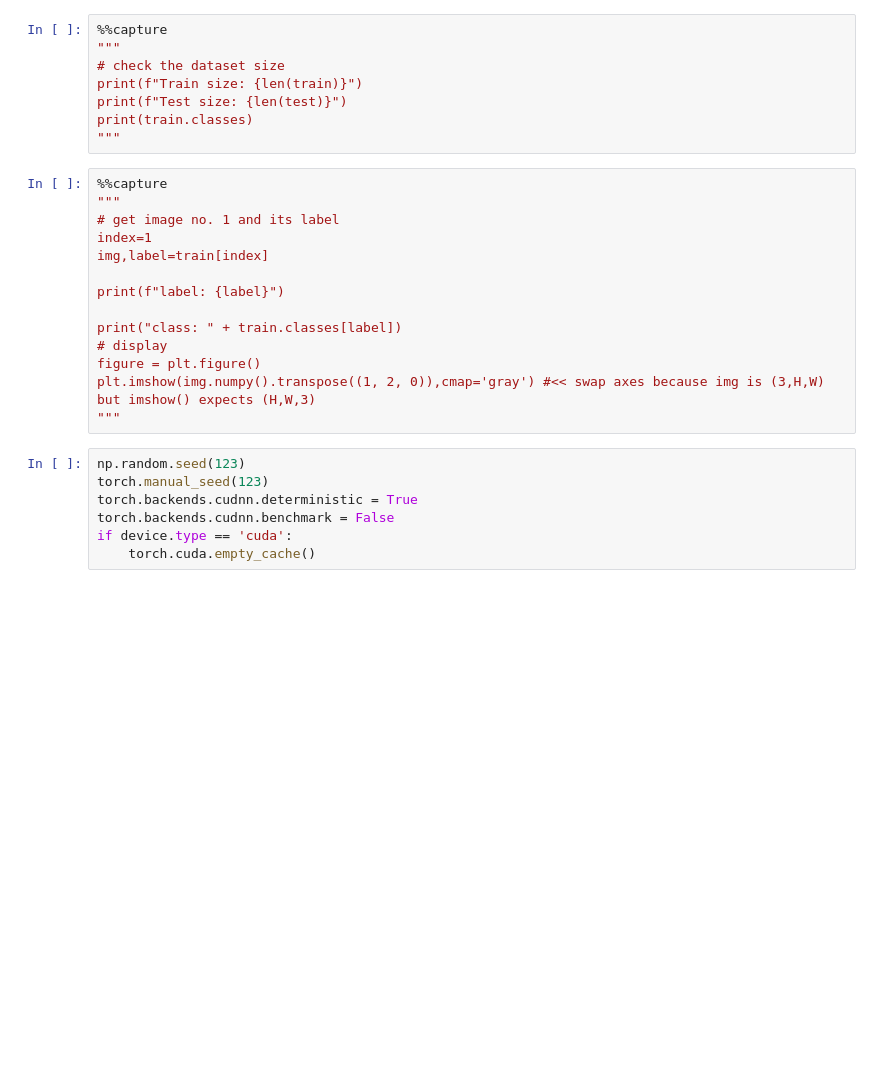
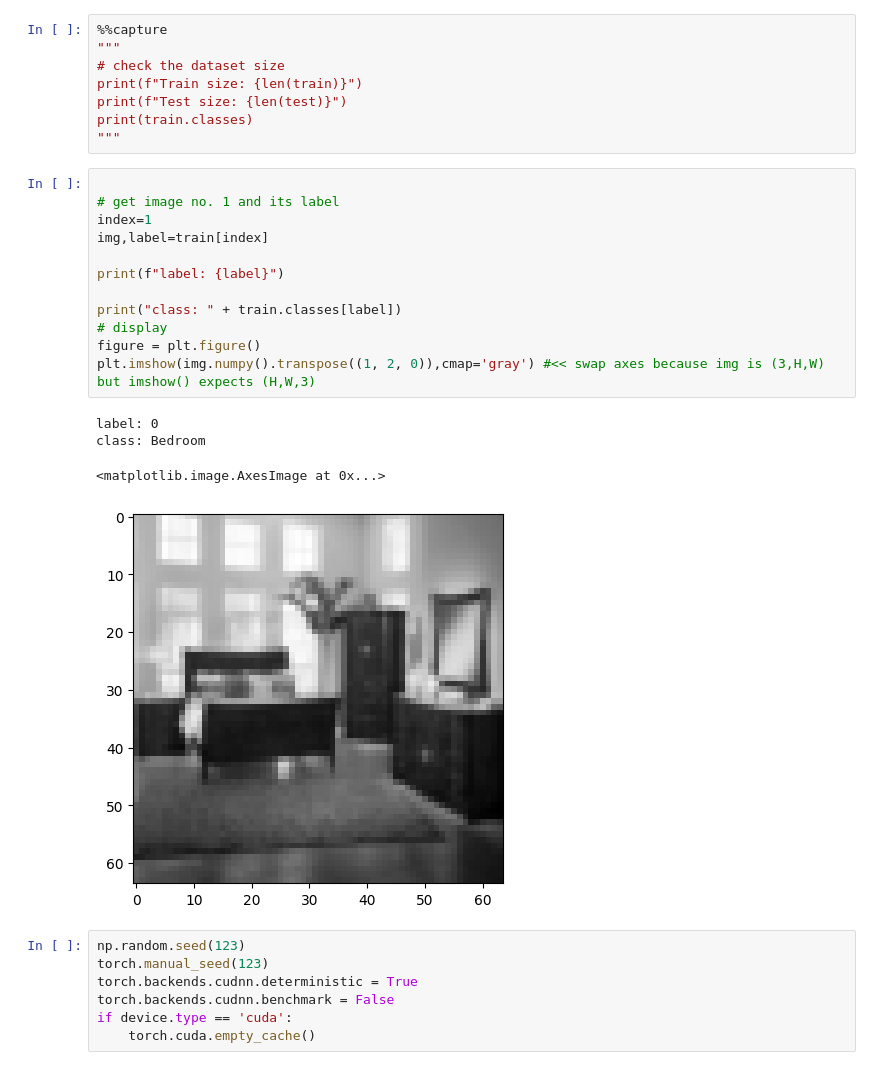
Before and after one commit to AlessandroCesaTs/Computer_Vision_Project_Cesa, a Jupyter notebook: project.ipynb, the cells around one changed output. Drawn from its saved outputs; the diff is of its cells as text; blank space fills up the shorter version.

```diff
--- a/project.ipynb
+++ b/project.ipynb
@@ -47,19 +47,22 @@ print(f"Test size: {len(test)}")
 print(train.classes)
 """
 # %%
-%%capture
-"""
+
 # get image no. 1 and its label
 index=1
 img,label=train[index]
 
 print(f"label: {label}")
 
 print("class: " + train.classes[label])
 # display
 figure = plt.figure()
 plt.imshow(img.numpy().transpose((1, 2, 0)),cmap='gray') #<< swap axes because img is (3,H,W) but imshow() expects (H,W,3)
-"""
+# %% [output]
+label: 0
+class: Bedroom
+<matplotlib.image.AxesImage at 0x...>
+[figure, added]
 # %%
 np.random.seed(123)
 torch.manual_seed(123)
```
Also changed, not shown: parts of 11 cells of this notebook.
